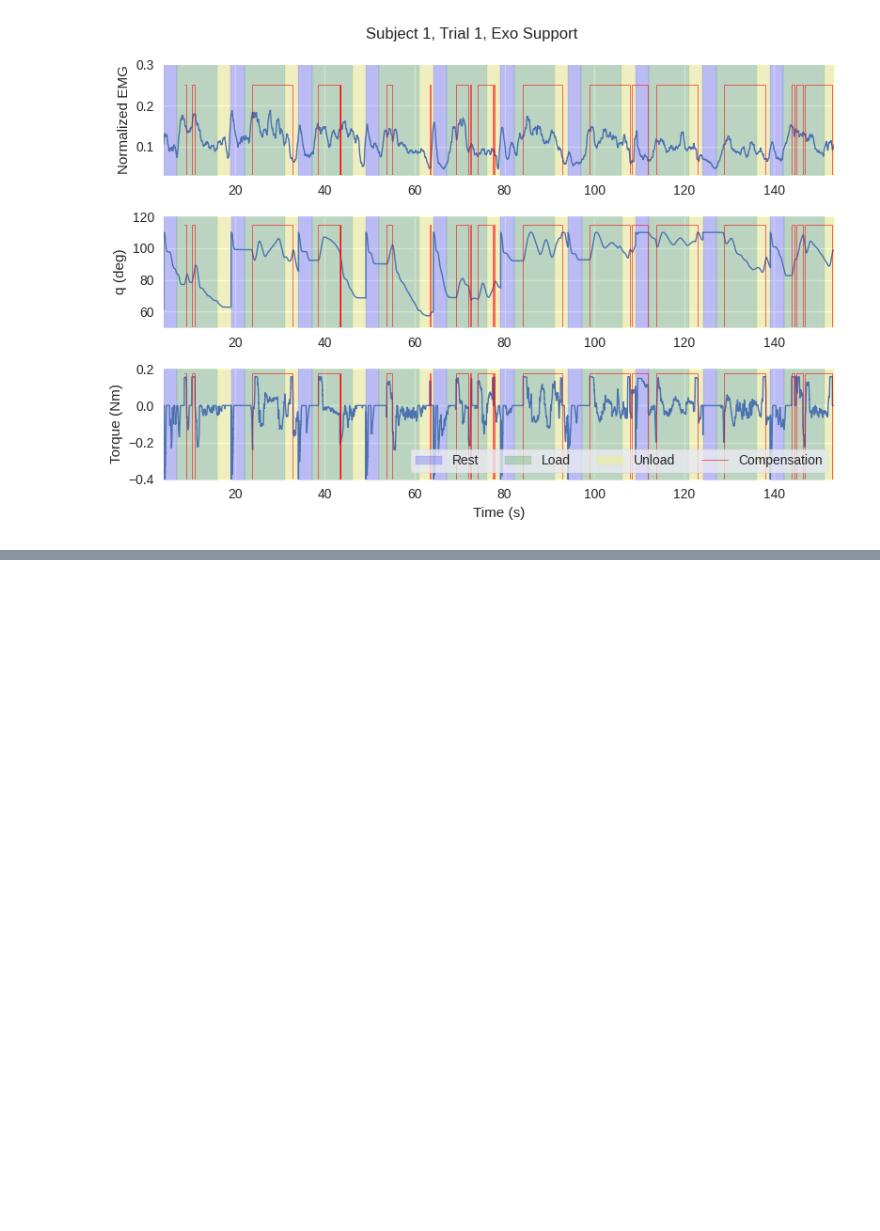
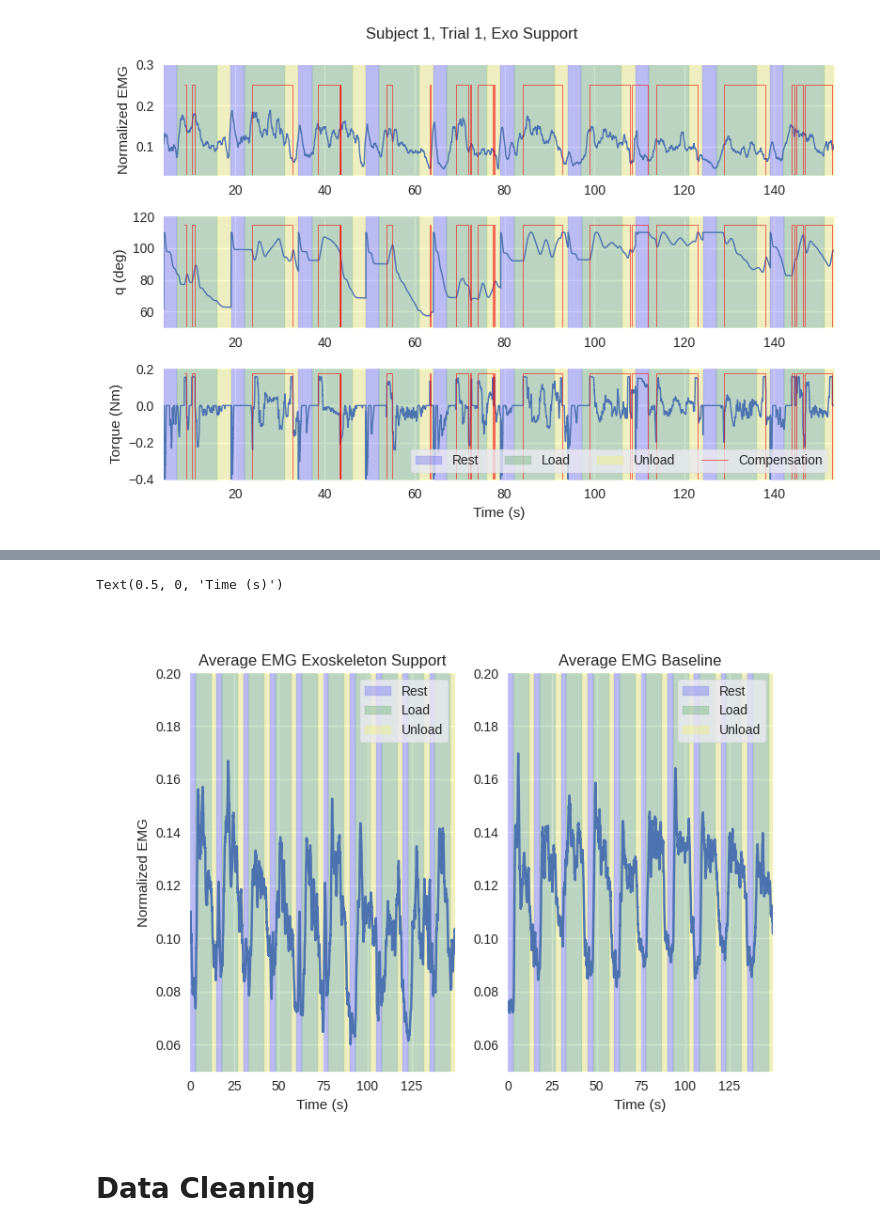
Before and after one commit to Cyberjin7/master_thesis, a Jupyter notebook: analysis/unloading_analysis.ipynb, the cells around one changed output, grey strips where cells are left out. Cells and saved outputs as stored; diff of their text form; code cells hidden in the pictures; blank space fills up the shorter version.

```diff
--- a/analysis/unloading_analysis.ipynb
+++ b/analysis/unloading_analysis.ipynb
@@ -399,0 +451,13 @@ for trial in trial_emg_dflist:
+# %%
+def average_EMG_comp(trial_type, trial_emg, baseline_type, baseline_emg, window, direction, min, max):
+    figure, axis = None, None
+    if direction == 'horizontal':
+        figure, axis = plt.subplots(1, 2)
+    elif direction == 'vertical':
+        figure, axis = plt.subplots(2, 1)
+
+    plot_average(axis[0], trial_emg, trial_type, window, min, max)
+    axis[0].set_title('Average EMG Exoskeleton Support')
+    plot_average(axis[1], baseline_emg, baseline_type, window, min, max)
+    axis[1].set_title('Average EMG Baseline')
+    return figure, axis
@@ -399,0 +474,11 @@ for trial in trial_emg_dflist:
+# %%
+plt.close('all')
+figure, axis = average_EMG_comp(trial_type_dflist, trial_emg_dflist, baseline_type_dflist, baseline_emg_dflist, 25, 'horizontal', 0.05, 0.2)
+axis[0].set_ylabel('Normalized EMG')
+axis[0].set_xlabel('Time (s)')
+axis[1].set_xlabel('Time (s)')
+# %% [output]
+Text(0.5, 0, 'Time (s)')
+[figure, added]
+# %% [markdown]
+# Data Cleaning
```
Also changed, not shown: parts of 10 cells of this notebook.
